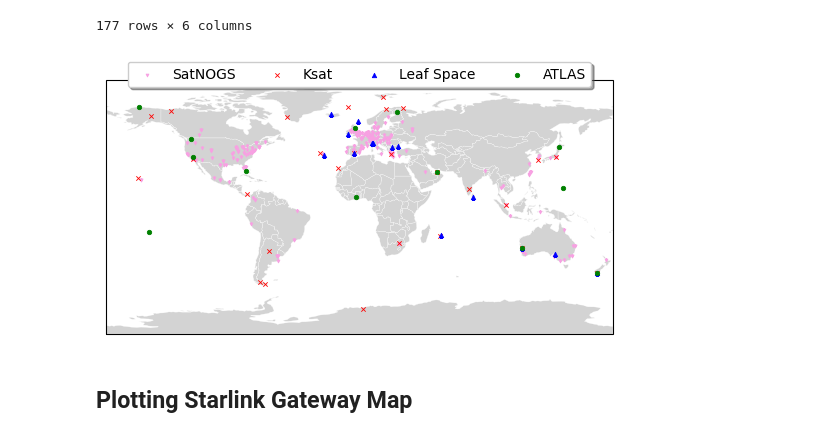
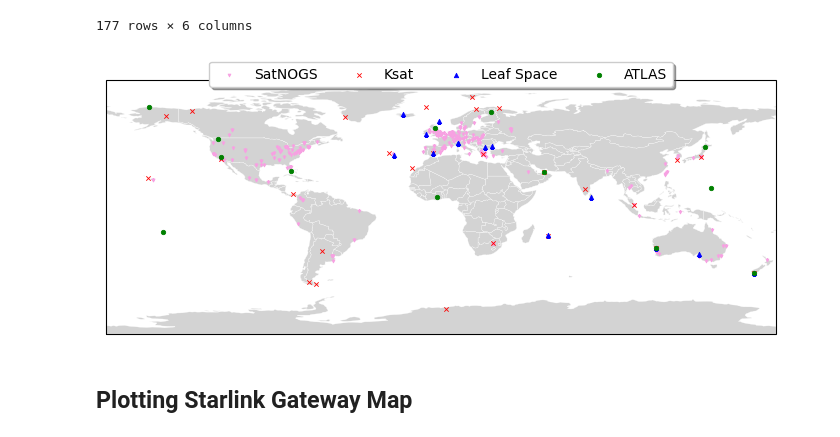
Before and after one commit to Rakagami/datascience_satellites_and_me, a Jupyter notebook: maps.ipynb, the cells around one changed output. Saved outputs shown, nothing was run; the diff lists cells and outputs as text; code cells hidden in the pictures.

```diff
--- a/maps.ipynb
+++ b/maps.ipynb
@@ -197,34 +203,36 @@ world.plot(facecolor = "lightgrey", edgecolor="white", ax=ax, linewidth=0.2)
 
 # Plotting GS points
 def plot_gsdata(gsdata_df, ax, label, marker, color, size=10):
     latitude, longitude = gsdata_df["lat"], gsdata_df["long"]
     ax.scatter(longitude, latitude,
                sizes = [size],
                color=color,
                zorder = 10,
                marker=marker,
                linewidth = 0.6,
                label=label)
 
 plot_gsdata(gsdata_satnog, ax, "SatNOGS", "v", "#f7a1e2", 4)
 plot_gsdata(gsdata_ksat, ax, "Ksat", "x", "red")
 plot_gsdata(gsdata_leaf, ax, "Leaf Space", "^", "blue")
 plot_gsdata(gsdata_atlas, ax, "ATLAS", "o", "green")
 
 
 ax.set_extent([-180, 180, -90, 90], ccrs.PlateCarree())
 ax.get_xaxis().set_ticks([])
 ax.get_yaxis().set_ticks([])
 
 #plt.legend(loc = "lower left")
 plt.legend(loc='upper center', bbox_to_anchor=(0.5, 1.1),
           ncol=4, fancybox=True, shadow=True)
 
+plt.axis('tight')
 plt.tight_layout()
+#plt.axis('tight')
 plt.savefig("figures/gs_services.pdf", pad_inches=0)
 plt.show()
 # %% [output]
-[figure, old version]
+[figure, new version]
 # %% [markdown]
 ## Plotting Starlink Gateway Map
 # %%
```
Also changed, not shown: parts of 2 cells of this notebook, 3 other files.
